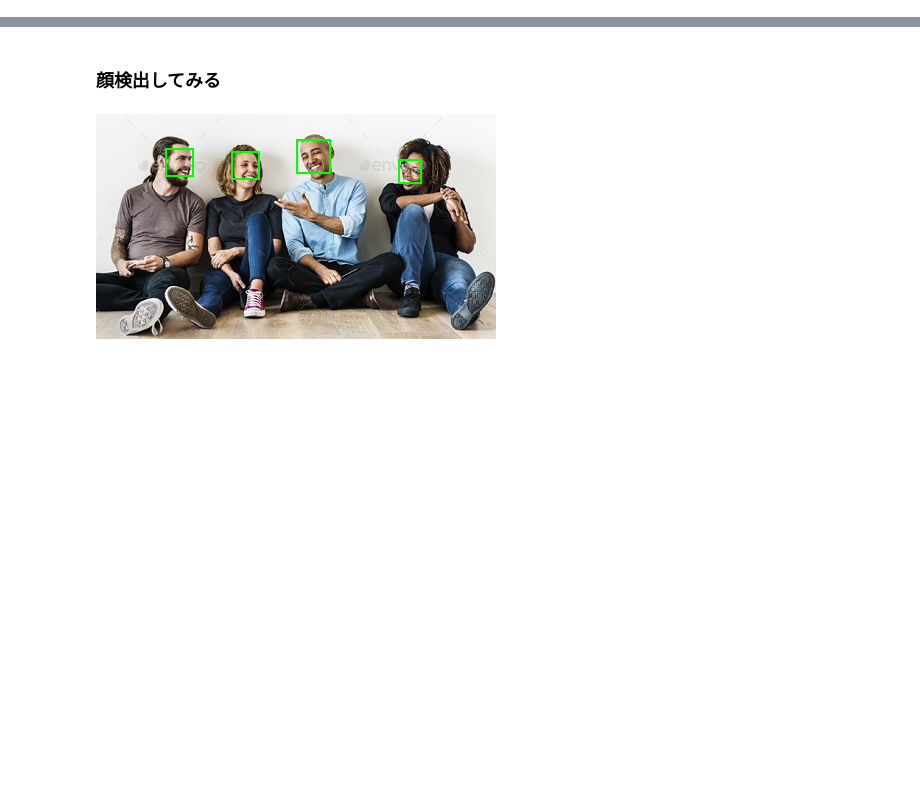
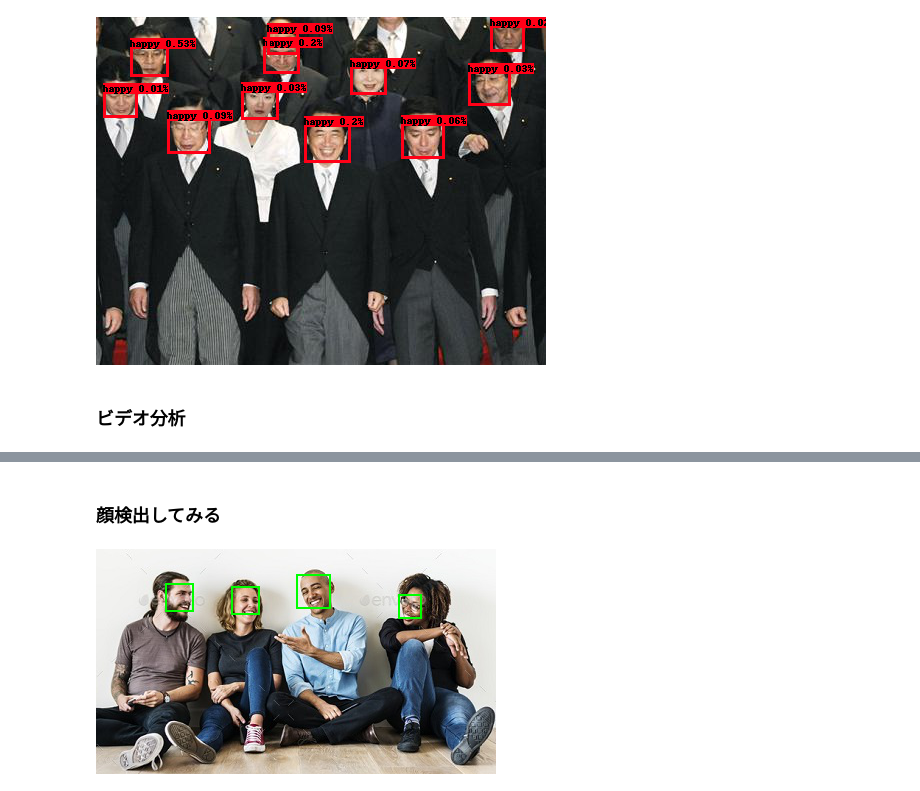
Before and after one commit to TomeHirata/detect-laugh, a Jupyter notebook: laugh.ipynb, the cells around one changed output, grey strips where cells are left out. Drawn from its saved outputs; the diff is of its cells as text; code cells hidden in the pictures; blank space fills up the shorter version.

```diff
--- a/laugh.ipynb
+++ b/laugh.ipynb
@@ -15,0 +93,7 @@ img = face_recognition.load_image_file("face.jpeg")
+# %%
+img = plt.imread("face3.jpeg")
+draw_boxes(img)
+# %% [output]
+[figure, added]
+# %% [markdown]
+### ビデオ分析
```
Also changed, not shown: parts of 10 cells of this notebook, 2 other files.
